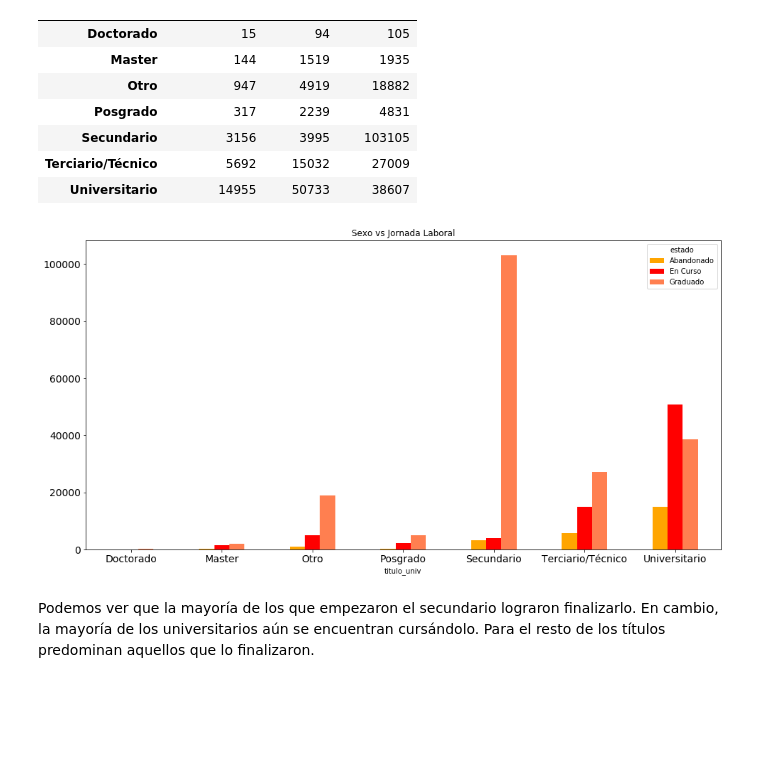
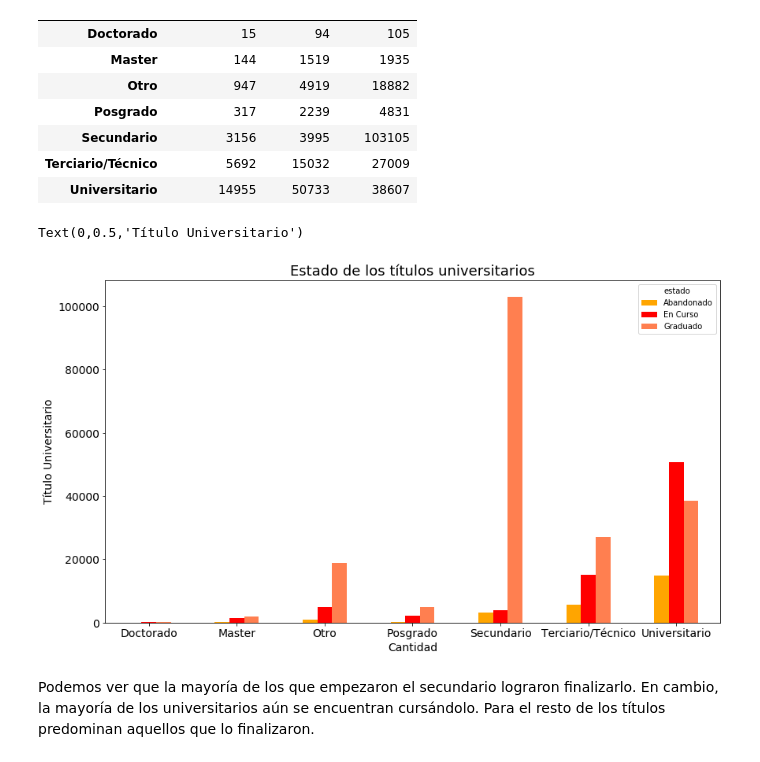
Before and after one commit to Ortizjavier160994/TP1-OrganizacionDeDatos, a Jupyter notebook: TP1 - 75.06.ipynb, the cells around one changed output. Cells and saved outputs as stored; diff of their text form; code cells hidden in the pictures; blank space fills up the shorter version.

```diff
--- a/TP1 - 75.06.ipynb
+++ b/TP1 - 75.06.ipynb
@@ -854,12 +854,13 @@ postulantes_titulos_estado
 | Terciario/Técnico | 5692 | 15032 | 27009 |
 | Universitario | 14955 | 50733 | 38607 |
 # %%
-plot = postulantes_titulos_estado.plot(kind='bar', figsize=(14,8), fontsize=14, rot=0, color=['orange','red','coral',]))
+plot = postulantes_titulos_estado.plot(kind='bar', figsize=(14,8), fontsize=14, rot=0, color=['orange','red','coral'])
 plot.set_title('Estado de los títulos universitarios', fontsize=18)
 plot.set_xlabel('Cantidad', fontsize=14)
 plot.set_ylabel('Título Universitario', fontsize=14)
 # %% [output]
+Text(0,0.5,'Título Universitario')
-[figure, old version]
+[figure, new version]
 # %% [markdown]
 Podemos ver que la mayoría de los que empezaron el secundario lograron finalizarlo. En cambio, la mayoría de los universitarios aún se encuentran cursándolo. Para el resto de los títulos predominan aquellos que lo finalizaron.
 # %% [markdown]
```
Also changed, not shown: parts of 22 cells of this notebook, 1 other file.
